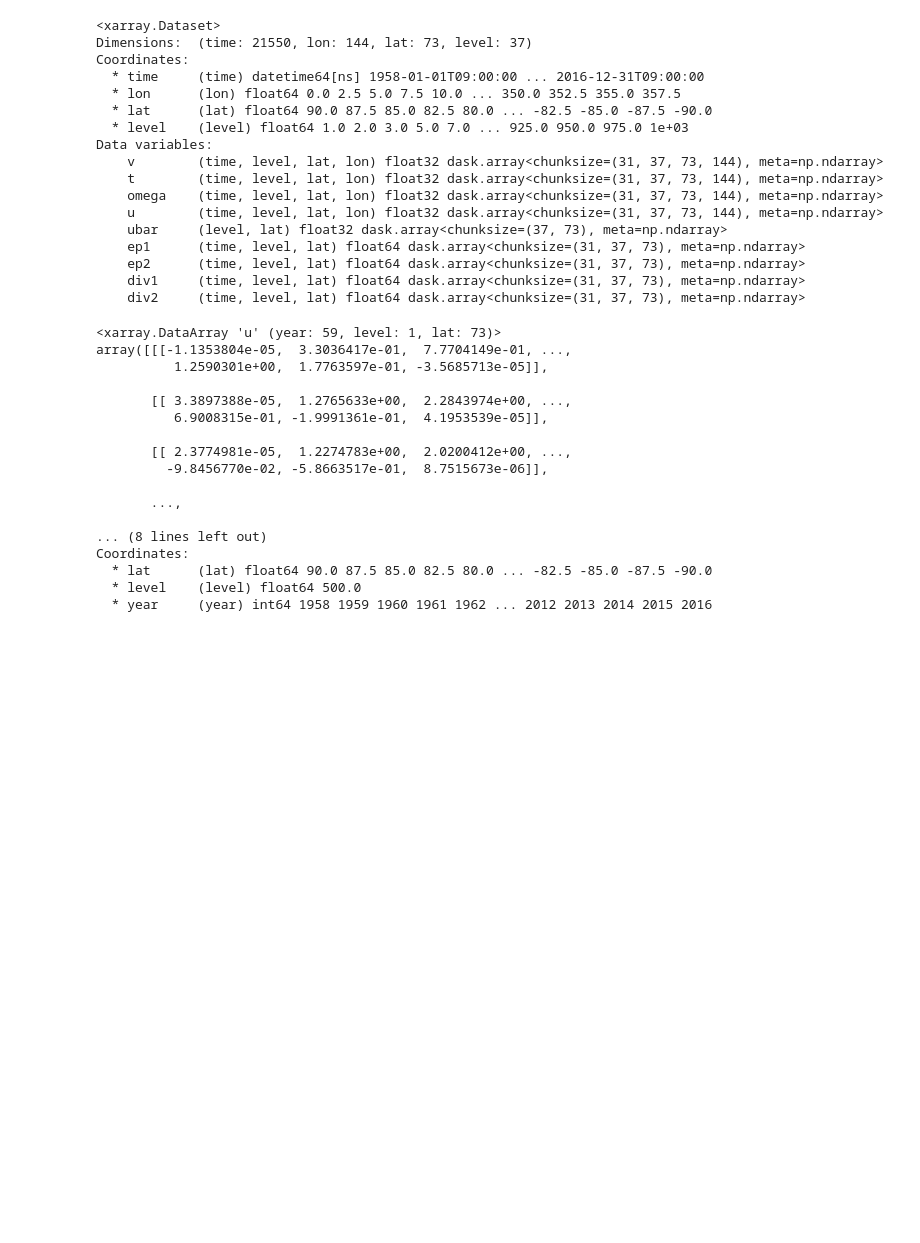
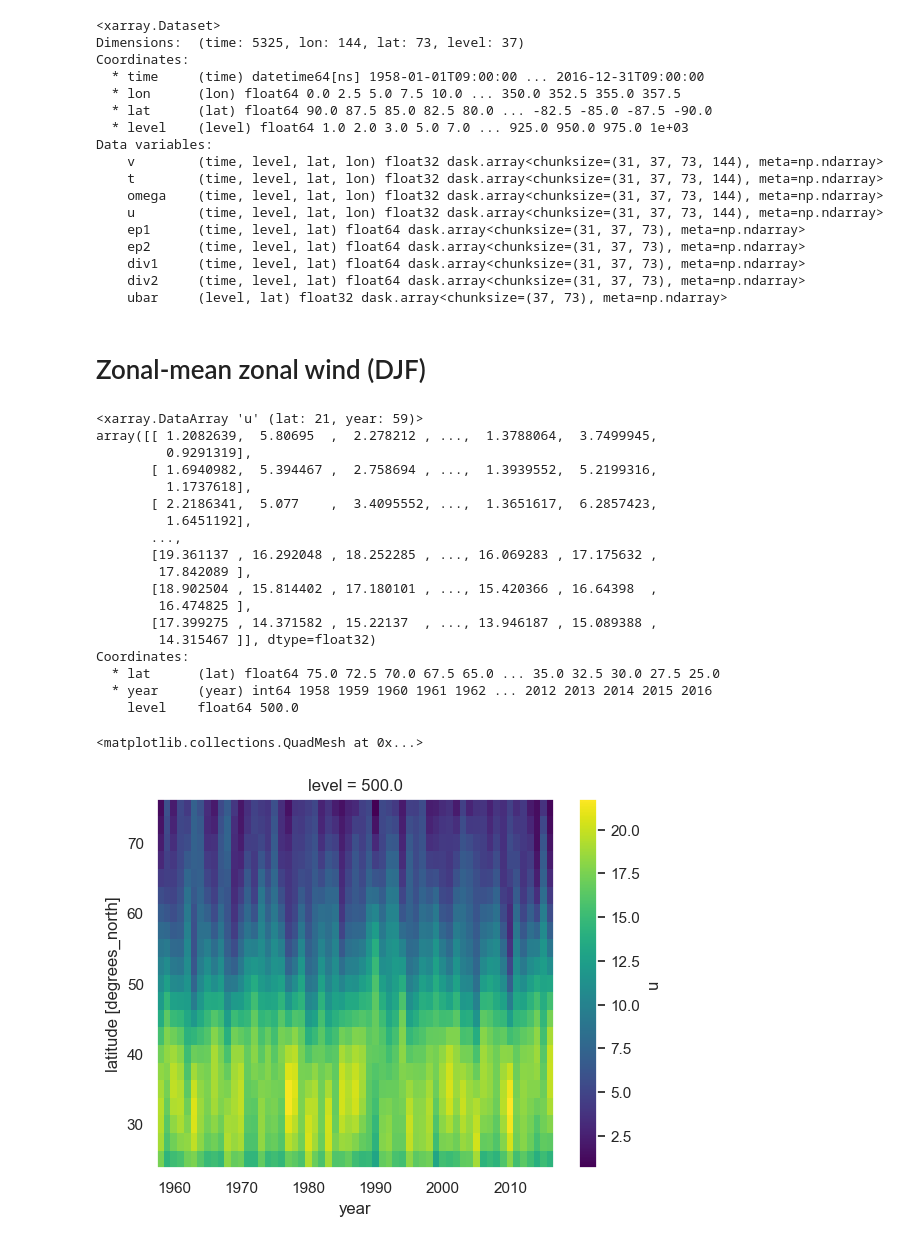
Before and after one commit to Caturrell/eddy_feedback, a Jupyter notebook: research/saffin/saffin.ipynb, the cells around one changed output. Cells and saved outputs as stored; diff of their text form; code cells hidden in the pictures; blank space fills up the shorter version.

```diff
--- a/research/saffin/saffin.ipynb
+++ b/research/saffin/saffin.ipynb
@@ -8,12 +8,12 @@ sys.path.append('/home/links/ct715/eddy_feedback/')
 import functions.eddy_feedback as ef
 # %%
 # import dataset
-ds = xr.open_mfdataset('/home/links/ct715/eddy_feedback/daily_datasets/jra55_uvtw_ep.nc',
+ds = xr.open_mfdataset('/home/links/ct715/eddy_feedback/daily_datasets/jra55_djf_ep.nc',
                             parallel=True, chunks={'time': 31})
 ds
 # %% [output]
 <xarray.Dataset>
-Dimensions:  (time: 21550, lon: 144, lat: 73, level: 37)
+Dimensions:  (time: 5325, lon: 144, lat: 73, level: 37)
 Coordinates:
   * time     (time) datetime64[ns] 1958-01-01T09:00:00 ... 2016-12-31T09:00:00
   * lon      (lon) float64 0.0 2.5 5.0 7.5 10.0 ... 350.0 352.5 355.0 357.5
@@ -24,31 +24,48 @@ Data variables:
     t        (time, level, lat, lon) float32 dask.array<chunksize=(31, 37, 73, 144), meta=np.ndarray>
     omega    (time, level, lat, lon) float32 dask.array<chunksize=(31, 37, 73, 144), meta=np.ndarray>
     u        (time, level, lat, lon) float32 dask.array<chunksize=(31, 37, 73, 144), meta=np.ndarray>
-    ubar     (level, lat) float32 dask.array<chunksize=(37, 73), meta=np.ndarray>
     ep1      (time, level, lat) float64 dask.array<chunksize=(31, 37, 73), meta=np.ndarray>
     ep2      (time, level, lat) float64 dask.array<chunksize=(31, 37, 73), meta=np.ndarray>
     div1     (time, level, lat) float64 dask.array<chunksize=(31, 37, 73), meta=np.ndarray>
     div2     (time, level, lat) float64 dask.array<chunksize=(31, 37, 73), meta=np.ndarray>
+    ubar     (level, lat) float32 dask.array<chunksize=(37, 73), meta=np.ndarray>
+# %% [markdown]
+# Zonal-mean zonal wind (DJF)
 # %%
+# take zonal-mean and separate into interannual means
 u = ds.u.mean(('lon'))
 u = u.groupby('time.year').mean('time').load()
-u = u.where( ds.level == 500., drop=True )
+
+# slice data at 500hPA and set EFP boundaries
+u = u.sel( level = 500. )
+u = u.where( ds.lat >= 25., drop=True )
+u = u.where( ds.lat <= 75., drop=True )
+
+# flip axes so time on x-axis
+u = u.transpose()
+
 u
 # %% [output]
-<xarray.DataArray 'u' (year: 59, level: 1, lat: 73)>
-array([[[-1.1353804e-05,  3.3036417e-01,  7.7704149e-01, ...,
-          1.2590301e+00,  1.7763597e-01, -3.5685713e-05]],
-
-       [[ 3.3897388e-05,  1.2765633e+00,  2.2843974e+00, ...,
-          6.9008315e-01, -1.9991361e-01,  4.1953539e-05]],
-
-       [[ 2.3774981e-05,  1.2274783e+00,  2.0200412e+00, ...,
-         -9.8456770e-02, -5.8663517e-01,  8.7515673e-06]],
-
+<xarray.DataArray 'u' (lat: 21, year: 59)>
+array([[ 1.2082639,  5.80695  ,  2.278212 , ...,  1.3788064,  3.7499945,
+         0.9291319],
+       [ 1.6940982,  5.394467 ,  2.758694 , ...,  1.3939552,  5.2199316,
+         1.1737618],
+       [ 2.2186341,  5.077    ,  3.4095552, ...,  1.3651617,  6.2857423,
+         1.6451192],
        ...,
-
-... (8 lines left out)
+       [19.361137 , 16.292048 , 18.252285 , ..., 16.069283 , 17.175632 ,
+        17.842089 ],
+       [18.902504 , 15.814402 , 17.180101 , ..., 15.420366 , 16.64398  ,
+        16.474825 ],
+       [17.399275 , 14.371582 , 15.22137  , ..., 13.946187 , 15.089388 ,
+        14.315467 ]], dtype=float32)
 Coordinates:
-  * lat      (lat) float64 90.0 87.5 85.0 82.5 80.0 ... -82.5 -85.0 -87.5 -90.0
-  * level    (level) float64 500.0
+  * lat      (lat) float64 75.0 72.5 70.0 67.5 65.0 ... 35.0 32.5 30.0 27.5 25.0
   * year     (year) int64 1958 1959 1960 1961 1962 ... 2012 2013 2014 2015 2016
+    level    float64 500.0
+# %%
+u.plot(x='year', y='lat')
+# %% [output]
+<matplotlib.collections.QuadMesh at 0x...>
+[figure, added]
```
Also changed, not shown: parts of 9 cells of this notebook.
